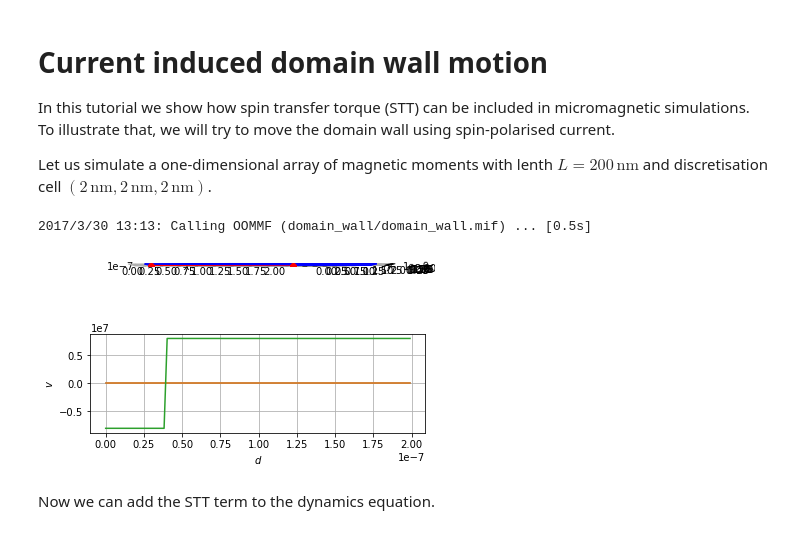
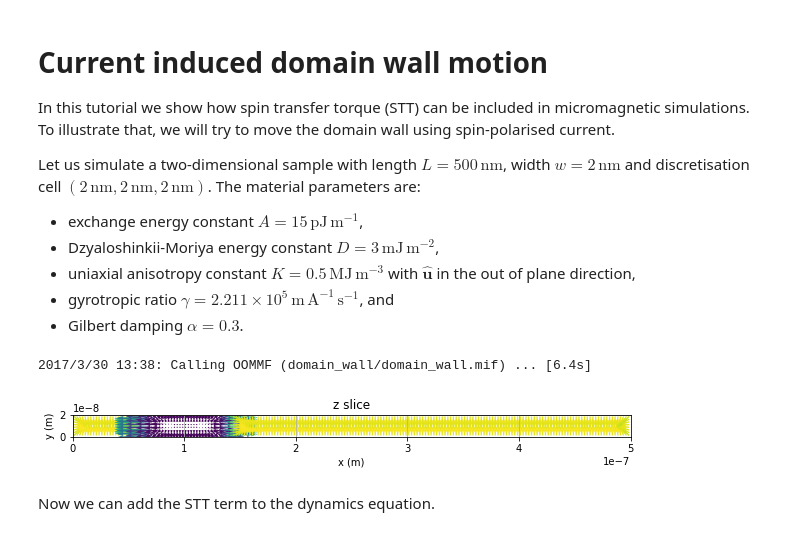
Before and after one commit to joommf-attic/tutorial, a Jupyter notebook: current_induced_domain_wall_motion.ipynb, the cells around one changed output. Cells and saved outputs as stored; diff of their text form; code cells hidden in the pictures.

```diff
--- a/current_induced_domain_wall_motion.ipynb
+++ b/current_induced_domain_wall_motion.ipynb
@@ -3,44 +3,54 @@
 
 In this tutorial we show how spin transfer torque (STT) can be included in micromagnetic simulations. To illustrate that, we will try to move the domain wall using spin-polarised current.
 
-Let us simulate a one-dimensional array of magnetic moments with lenth $L = 200 \,\text{nm}$ and discretisation cell $(2 \,\text{nm}, 2 \,\text{nm}, 2 \,\text{nm})$.
+Let us simulate a two-dimensional sample with length $L = 500 \,\text{nm}$, width $w = 2 \,\text{nm}$ and discretisation cell $(2 \,\text{nm}, 2 \,\text{nm}, 2 \,\text{nm})$. The material parameters are:
+
+- exchange energy constant $A = 15 \,\text{pJ}\,\text{m}^{-1}$,
+- Dzyaloshinkii-Moriya energy constant $D = 3 \,\text{mJ}\,\text{m}^{-2}$,
+- uniaxial anisotropy constant $K = 0.5 \,\text{MJ}\,\text{m}^{-3}$ with $\hat{\mathbf{u}}$ in the out of plane direction,
+- gyrotropic ratio $\gamma = 2.211 \times 10^{5} \,\text{m}\,\text{A}^{-1}\,\text{s}^{-1}$, and
+- Gilbert damping $\alpha=0.3$.
 # %%
 import oommfc as oc
 import discretisedfield as df
 %matplotlib inline
 
-L = 200e-9  # sample length (m)
-w = 10e-9  # sample width (m)
-d = 2e-9  # discretisation cell size (m)
-Ms = 8e6  # saturation magnetisation (A/m)
-A = 1e-11  # exchange energy constant (J/m)
-K = 5e6  # uniaxial anisotropy constant (J/m**3)
+L = 500e-9  # sample length (m)
+w = 20e-9  # sample width (m)
+d = 2.5e-9  # discretisation cell size (m)
+Ms = 5.8e5  # saturation magnetisation (A/m)
+A = 15e-12  # exchange energy constant (J/)
+D = 3e-3  # Dzyaloshinkii-Moriya energy constant (J/m**2)
+K = 0.5e6  # uniaxial anisotropy constant (J/m**3)
 u = (0, 0, 1)  # easy axis
 gamma = 2.211e5  # gyromagnetic ratio (m/As)
-alpha = 0.5  # Gilbert damping
+alpha = 0.3  # Gilbert damping
 
-mesh = oc.Mesh(p1=(0, 0, 0), p2=(L, d, d), cell=(d, d, d))
+p1 = (0, 0, 0)
+p2 = (L, w, d)
+cell = (d, d, d)
+mesh = oc.Mesh(p1=p1, p2=p2, cell=cell)
 
-system = oc.System(name="domain_wall")
-system.hamiltonian = oc.Exchange(A=A) + oc.UniaxialAnisotropy(K=K, u=u) + oc.Demag()
+system = oc.System(name="domain_wall_pair")
+system.hamiltonian = oc.Exchange(A=A) + oc.DMI(D=D, kind="interfacial") + oc.UniaxialAnisotropy(K=K, u=u)
 system.dynamics = oc.Precession(gamma=gamma) + oc.Damping(alpha=alpha)
 
 def m_value(pos):
     x, y, z = pos
-    if x < 40e-9:
+    if 20e-9 < x < 40e-9:
         return (0, 0, -1)
     else:
         return (0, 0, 1)
 
 system.m = df.Field(mesh, value=m_value, norm=Ms)
 
 md = oc.MinDriver()
 md.drive(system)
 
-system.m.plot_line_intersection(p1=(0, 0, 0), p2=(199e-9, 0, 0))
+system.m.plot_slice("z", 0);
 # %% [output]
-2017/3/30 13:13: Calling OOMMF (domain_wall/domain_wall.mif) ... [0.5s]
+2017/3/30 13:38: Calling OOMMF (domain_wall/domain_wall.mif) ... [6.4s]
-[figure, old version]
+[figure, new version]
 # %% [markdown]
 Now we can add the STT term to the dynamics equation.
 # %%
```
Also changed, not shown: parts of 4 cells of this notebook.
